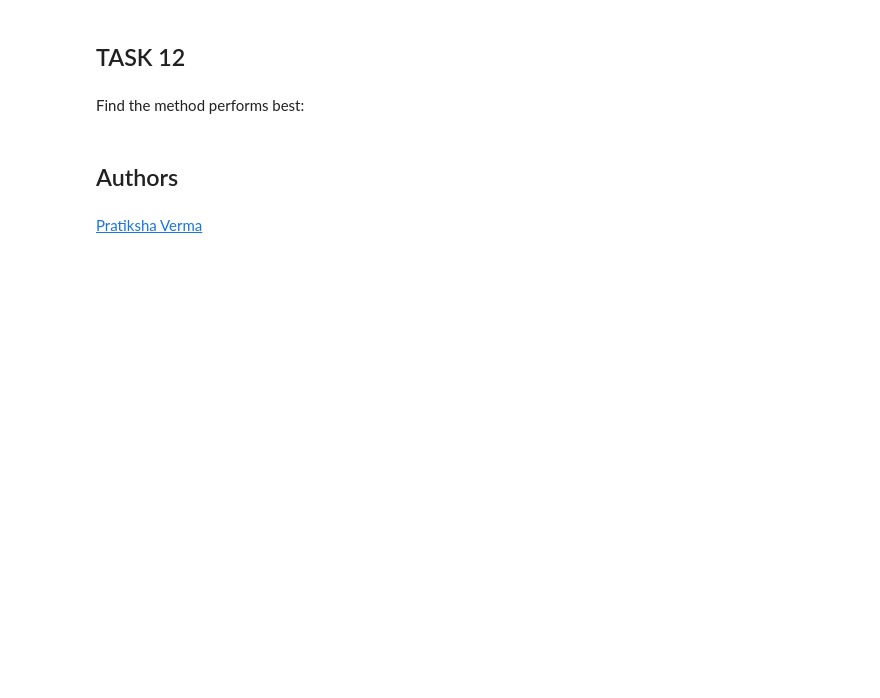
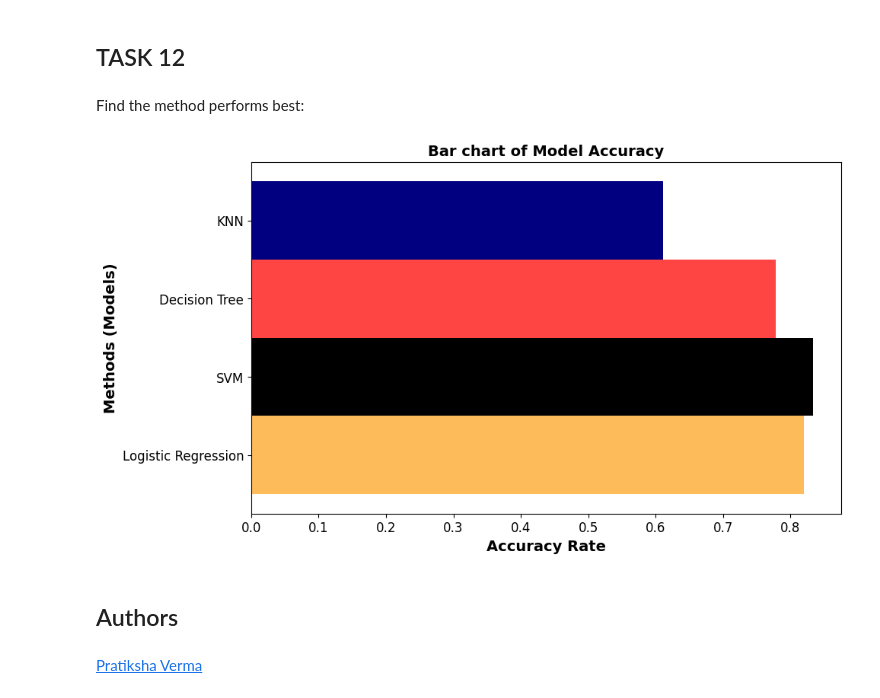
Before and after one commit to salad608/ds-capstone, a Jupyter notebook: SpaceX_Machine Learning Prediction_Part_5.ipynb, the cells around one changed output. Drawn from its saved outputs; the diff is of its cells as text; code cells hidden in the pictures; blank space fills up the shorter version.

```diff
--- a/SpaceX_Machine Learning Prediction_Part_5.ipynb
+++ b/SpaceX_Machine Learning Prediction_Part_5.ipynb
@@ -354,3 +371,18 @@ Find the method performs best:
+# %%
+# The Decision Tree method performs best with classification accuracy of 87%.
+# Bar chart to visualize classification accuracy
+dictacc = {'Model': ['Logistic Regression','SVM','Decision Tree','KNN'], 'Accuracy': [0.8196428571428571, 0.8333333333333334, 0.7777777777777778, 0.6111111111111112]}
+dfacc = pd.DataFrame(dictacc)
+# dfacc.index=blank
+from matplotlib import pyplot as plt
+clrs=['#febb5a','#000000','#ff4444','#000080']
+dfacc.plot(x="Model", y="Accuracy", kind="barh", width=1, figsize=(10, 6), fontsize=12, color=clrs, legend=None)
+plt.title('Bar chart of Model Accuracy', fontsize=14, fontweight='bold')
+plt.ylabel('Methods (Models)', fontsize=14, fontweight='bold')
+plt.xlabel('Accuracy Rate', fontsize=14, fontweight='bold')
+plt.savefig('Accuracy_models')
+# %% [output]
+[figure, added]
 # %% [markdown]
 ## Authors
 # %% [markdown]
```
Also changed, not shown: parts of 17 cells of this notebook.
